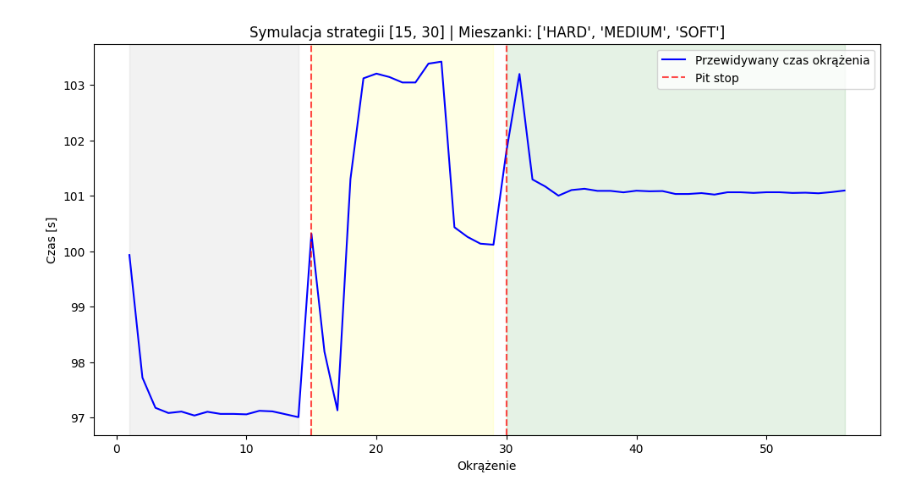
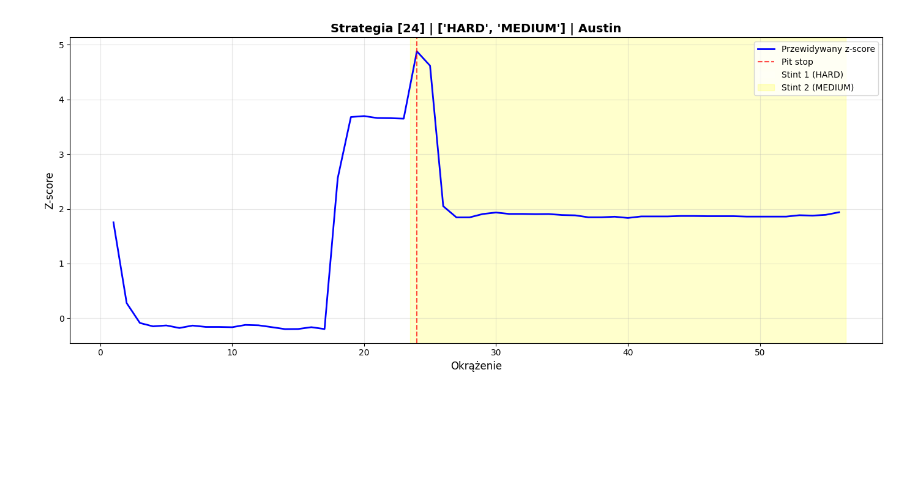
Before and after one commit to quaspar33/F1-PITSTOP-ADVISOR, a Jupyter notebook: f1_pitstop_advisor/strategies/generate_strategies.ipynb, the cells around one changed output. Cells and saved outputs as stored; diff of their text form; code cells hidden in the pictures; blank space fills up the shorter version.

```diff
--- a/f1_pitstop_advisor/strategies/generate_strategies.ipynb
+++ b/f1_pitstop_advisor/strategies/generate_strategies.ipynb
@@ -365,15 +342,12 @@ def plot_simulation(simulation_df, strategy, compounds):
 # %%
-test_circuit = available_circuits[1]
-test_strategy = [15, 30]
+circuit_name = 'Austin'
+race_laps = get_race_laps(circuit_name)
 
-print("\n" + "=" * 60)
-print("TEST POJEDYNCZEJ STRATEGII")
-print("=" * 60)
-
-total_time, simulation_df = simulate_strategy(
-    strategy=test_strategy,
-    total_laps=56, # TODO: to też by trzeba dla każdego toru oddzielnie podawać
-    circuit=test_circuit,
+best_strategies = optimize_strategy(
+    total_laps=race_laps,
+    circuit=circuit_name,
+    min_stops=1,
+    max_stops=2,
     air_temp=33.3,
     track_temp=45.0,
     humidity=30,
@@ -381,24 +355,42 @@ total_time, simulation_df = simulate_strategy(
     pressure=1012,
     wind_speed=7,
     wind_direction=165,
-    compounds=['HARD', 'MEDIUM', 'SOFT']
+    top_n=10,
+    test_all_compounds=False
 )
 
-print(f"\nStrategia: Pit-stopy na okrążeniach {test_strategy}")
-print(f"Mieszanki: ['HARD', 'MEDIUM', 'SOFT']")
-print(f"Przewidywany całkowity czas: {total_time:.2f}s ({total_time / 60:.2f} min)")
+print("\n" + "=" * 60)
+print("TOP 10 NAJLEPSZYCH STRATEGII")
+print("=" * 60)
+print(best_strategies.to_string(index=False))
 
-print("\nPierwsze 10 okrążeń:")
-print(simulation_df[['LapNumber', 'Stint', 'TyreLife', 'Compound',
-                     'PredictedLapTime', 'IsPitStop']].head(10))
+best_strategy = best_strategies.iloc[0]['Strategy']
+print(f"\nSzczegółowa analiza najlepszej strategii: {best_strategy}")
 
-print("\nStatystyki dla każdego stintu:")
-for stint in simulation_df['Stint'].unique():
-    stint_data = simulation_df[simulation_df['Stint'] == stint]
+mean_zscore, detailed_sim = simulate_strategy(
+    strategy=best_strategy,
+    total_laps=race_laps,
+    circuit=circuit_name,
+    air_temp=33.3,
+    track_temp=45.0,
+    humidity=30,
+    rainfall=False,
+    pressure=1012,
+    wind_speed=7,
+    wind_direction=165
+)
+
+print(f"\nŚredni z-score: {mean_zscore:.6f}")
+print(f"\nStatystyki z-score dla stintów:")
+for stint in detailed_sim['Stint'].unique():
+    stint_data = detailed_sim[detailed_sim['Stint'] == stint]
     print(f"  Stint {stint} ({stint_data['Compound'].iloc[0]}): "
-          f"średni czas = {stint_data['PredictedLapTime'].mean():.3f}s, "
+          f"średni z-score = {stint_data['PredictedZScore'].mean():.6f}, "
           f"okrążeń = {len(stint_data)}")
 
-plot_simulation(simulation_df, test_strategy, ['HARD','MEDIUM','SOFT'])
+plot_simulation(detailed_sim, best_strategy,
+                [detailed_sim[detailed_sim['Stint']==s]['Compound'].iloc[0]
+                 for s in detailed_sim['Stint'].unique()],
+                circuit_name)
 # %% [output]
 ============================================================
@@ -421 +413 @@ Statystyki dla każdego stintu:
-[figure, old version]
+[figure, new version]
```
Also changed, not shown: parts of 9 cells of this notebook.
